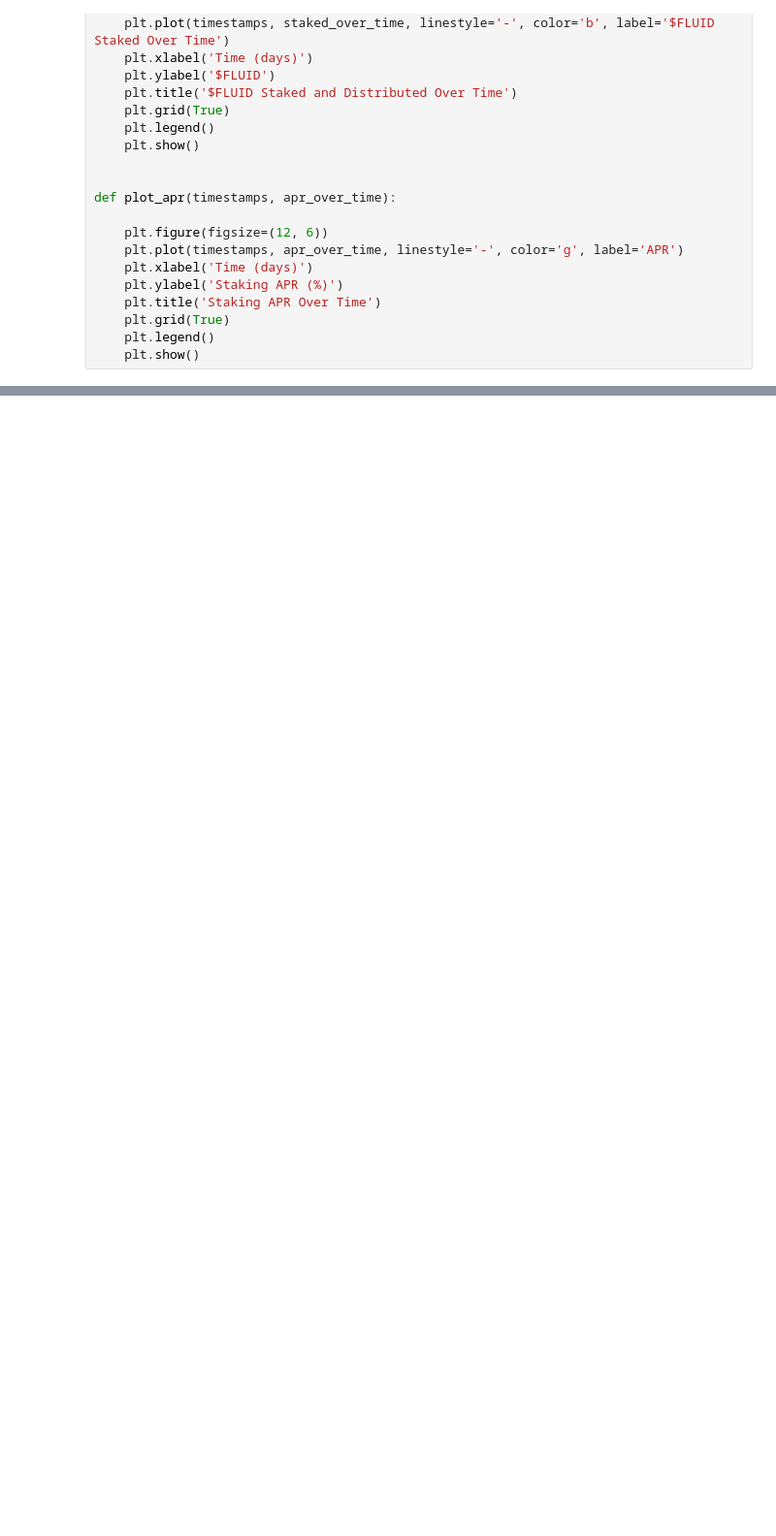
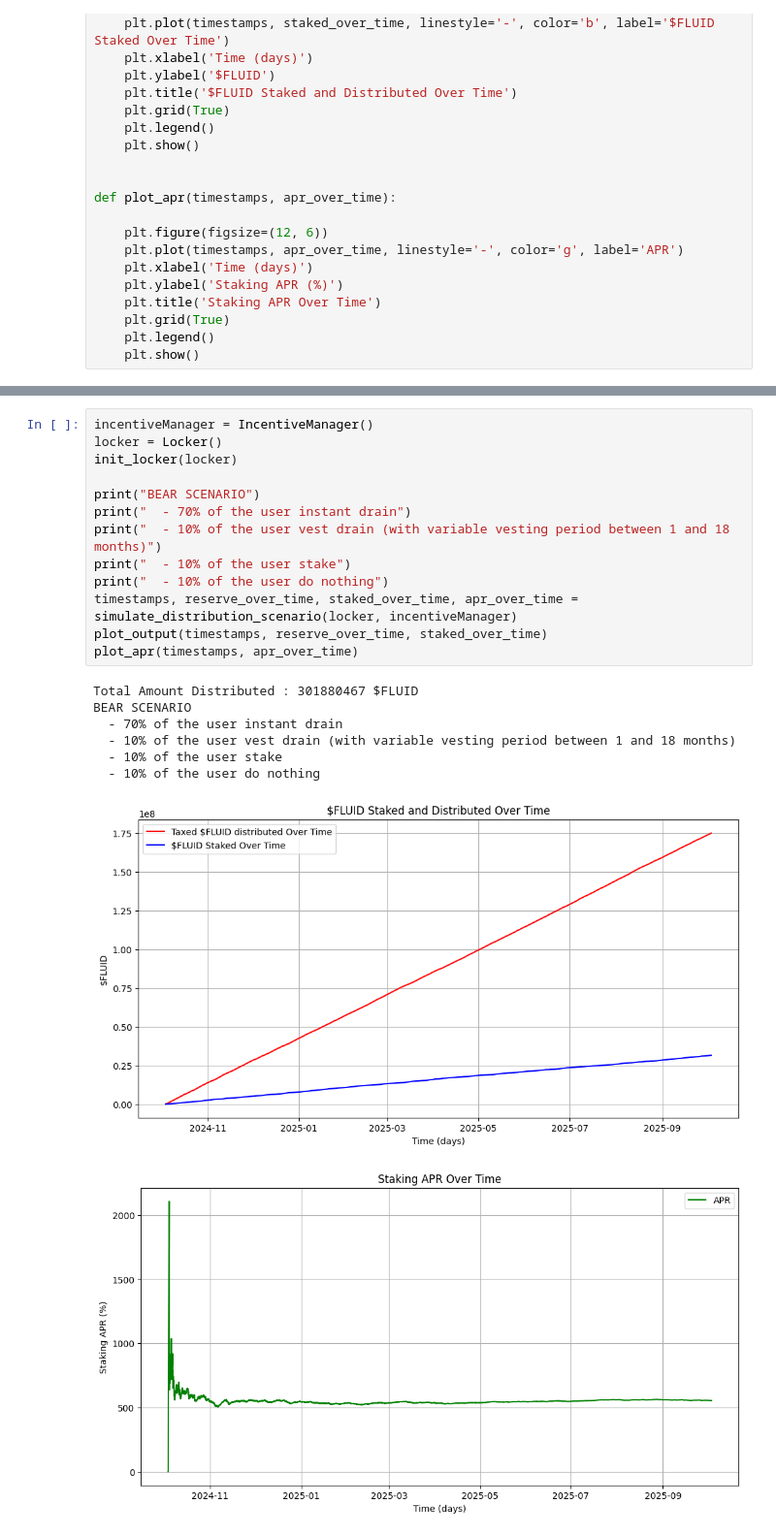
Before and after one commit to superfluid-org/fluid, a Jupyter notebook: packages/model/fluid_drain_model.ipynb, the cells around one changed output, grey strips where cells are left out. Shown at 97% size. Cells and saved outputs as stored; diff of their text form; blank space fills up the shorter version.

```diff
--- a/packages/model/fluid_model.ipynb
+++ b/packages/model/fluid_drain_model.ipynb
@@ -268,0 +386,22 @@ plot_apr(timestamps, apr_over_time)
+# %%
+incentiveManager = IncentiveManager()
+locker = Locker()
+init_locker(locker)
+
+print("BEAR SCENARIO")
+print("  - 70% of the user instant drain")
+print("  - 10% of the user vest drain (with variable vesting period between 1 and 18 months)")
+print("  - 10% of the user stake")
+print("  - 10% of the user do nothing")
+timestamps, reserve_over_time, staked_over_time, apr_over_time = simulate_distribution_scenario(locker, incentiveManager)
+plot_output(timestamps, reserve_over_time, staked_over_time)
+plot_apr(timestamps, apr_over_time)
+# %% [output]
+Total Amount Distributed : 301880467 $FLUID
+BEAR SCENARIO
+  - 70% of the user instant drain
+  - 10% of the user vest drain (with variable vesting period between 1 and 18 months)
+  - 10% of the user stake
+  - 10% of the user do nothing
+[figure, added]
+[figure, added]
```
Also changed, not shown: parts of 11 cells of this notebook.
